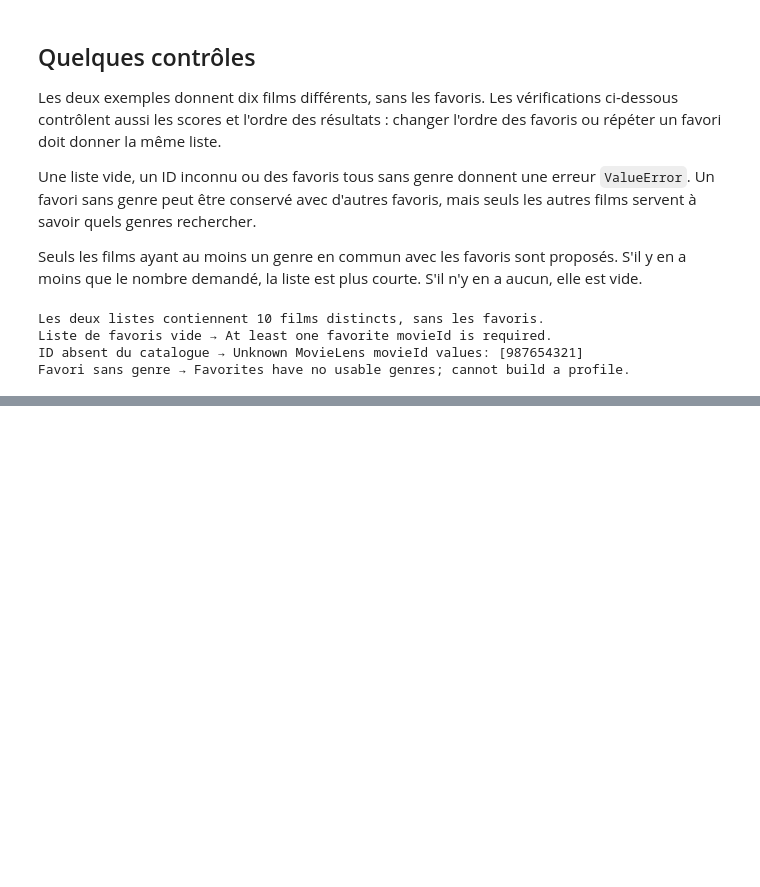
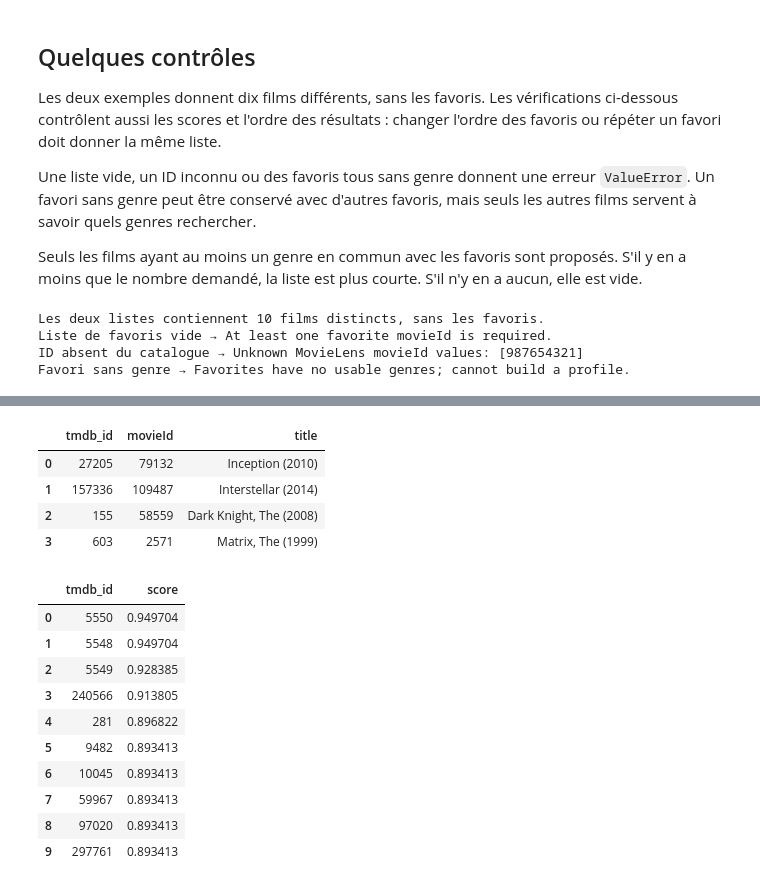
Before and after one commit to SamirMaoude/movies-and-me-recommender, a Jupyter notebook: notebooks/02_content_based_baseline.ipynb, the cells around one changed output, grey strips where cells are left out. Saved outputs shown, nothing was run; the diff lists cells and outputs as text; code cells hidden in the pictures; blank space fills up the shorter version.

Commit message:
feat: add TMDB to MovieLens ID mapping

```diff
--- a/notebooks/02_content_based_baseline.ipynb
+++ b/notebooks/02_content_based_baseline.ipynb
@@ -271,0 +278,37 @@ Favori sans genre → Favorites have no usable genres; cannot build a profile.
+# %%
+from src.data.id_mapper import IdMapper
+from src.models.tmdb_recommender import TMDBRecommender
+
+links = load_movielens(PROJECT_ROOT / "data/raw")["links"]
+mapper = IdMapper(links)
+tmdb_recommender = TMDBRecommender(recommender, mapper)
+favorite_tmdb_ids = [27205, 157336, 155, 603]
+favorite_links = pd.DataFrame({
+    "tmdb_id": favorite_tmdb_ids,
+    "movieId": [mapper.to_movie_id(tmdb_id) for tmdb_id in favorite_tmdb_ids],
+})
+display(favorite_links.merge(movies[["movieId", "title"]], on="movieId", how="left"))
+
+tmdb_recommendations = tmdb_recommender.recommend(favorite_tmdb_ids, n=10)
+display(pd.DataFrame(tmdb_recommendations))
+assert len(tmdb_recommendations) == 10
+assert len({row["tmdb_id"] for row in tmdb_recommendations}) == 10
+assert not set(favorite_tmdb_ids).intersection(row["tmdb_id"] for row in tmdb_recommendations)
+assert all(0 < row["score"] <= 1 for row in tmdb_recommendations)
+# %% [output]
+|  | tmdb_id | movieId | title |
+| 0 | 27205 | 79132 | Inception (2010) |
+| 1 | 157336 | 109487 | Interstellar (2014) |
+| 2 | 155 | 58559 | Dark Knight, The (2008) |
+| 3 | 603 | 2571 | Matrix, The (1999) |
+|  | tmdb_id | score |
+| 0 | 5550 | 0.949704 |
+| 1 | 5548 | 0.949704 |
+| 2 | 5549 | 0.928385 |
+| 3 | 240566 | 0.913805 |
+| 4 | 281 | 0.896822 |
+| 5 | 9482 | 0.893413 |
+| 6 | 10045 | 0.893413 |
+| 7 | 59967 | 0.893413 |
+| 8 | 97020 | 0.893413 |
+| 9 | 297761 | 0.893413 |
```
Also changed, not shown: parts of 6 cells of this notebook, 5 other files.
